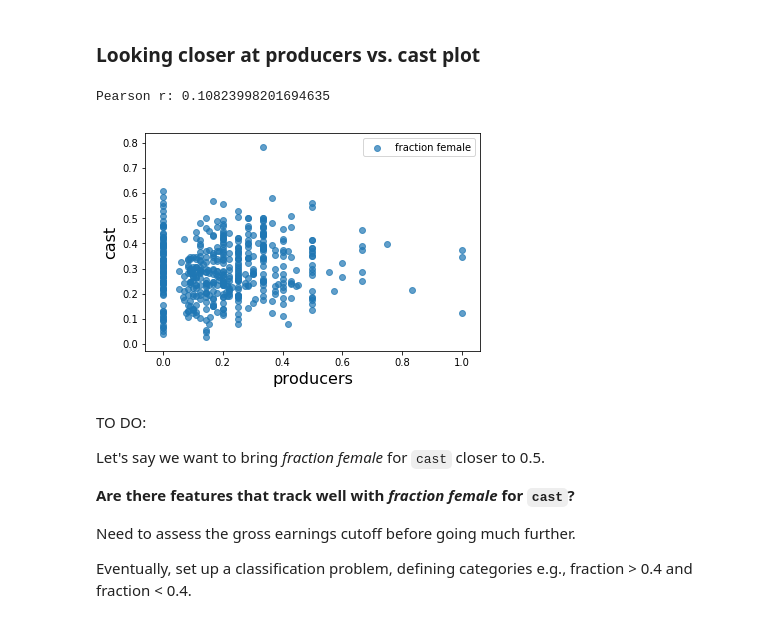
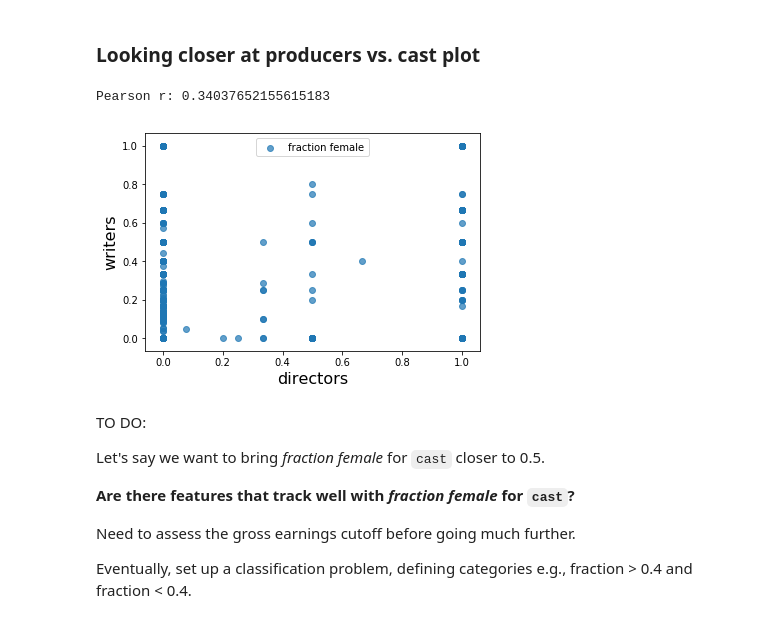
Before and after one commit to KarlenS/filmsplorer, a Jupyter notebook: Filmsplorer Demo.ipynb, the cells around one changed output. Cells and saved outputs as stored; diff of their text form; code cells hidden in the pictures.

```diff
--- a/Filmsplorer Demo.ipynb
+++ b/Filmsplorer Demo.ipynb
@@ -46,10 +41,10 @@ WARNING:root:Too few points to create valid contours
 # %% [markdown]
 ### Looking closer at producers vs. cast plot
 # %%
-analyze.corr_plot('producers','cast')
+analyze.corr_plot('directors','writers')
 # %% [output]
-Pearson r: 0.10823998201694635
+Pearson r: 0.34037652155615183
-[figure, old version]
+[figure, new version]
 # %% [markdown]
 TO DO:
 
```
Also changed, not shown: parts of 3 cells of this notebook, 8 other files.
